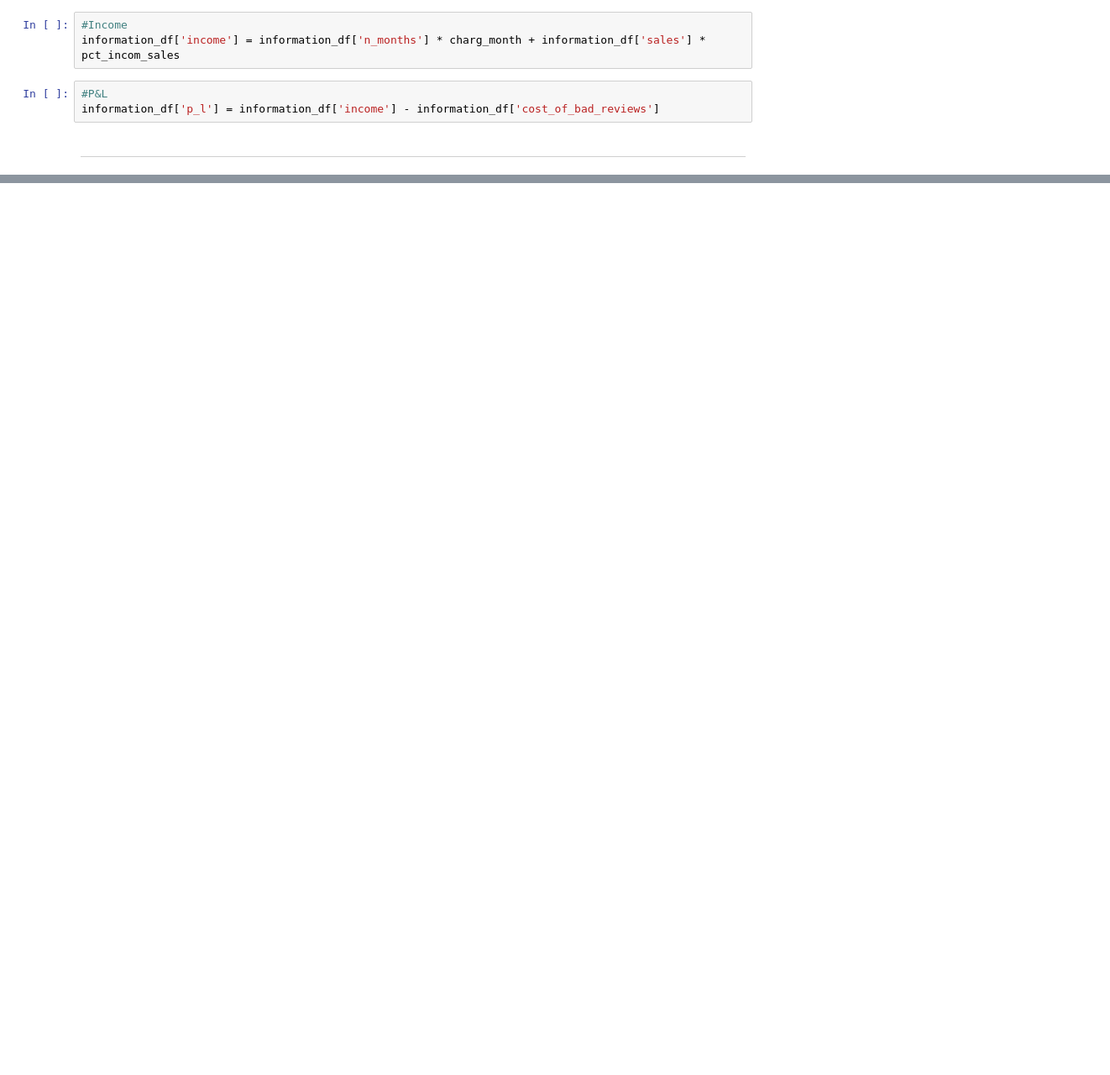
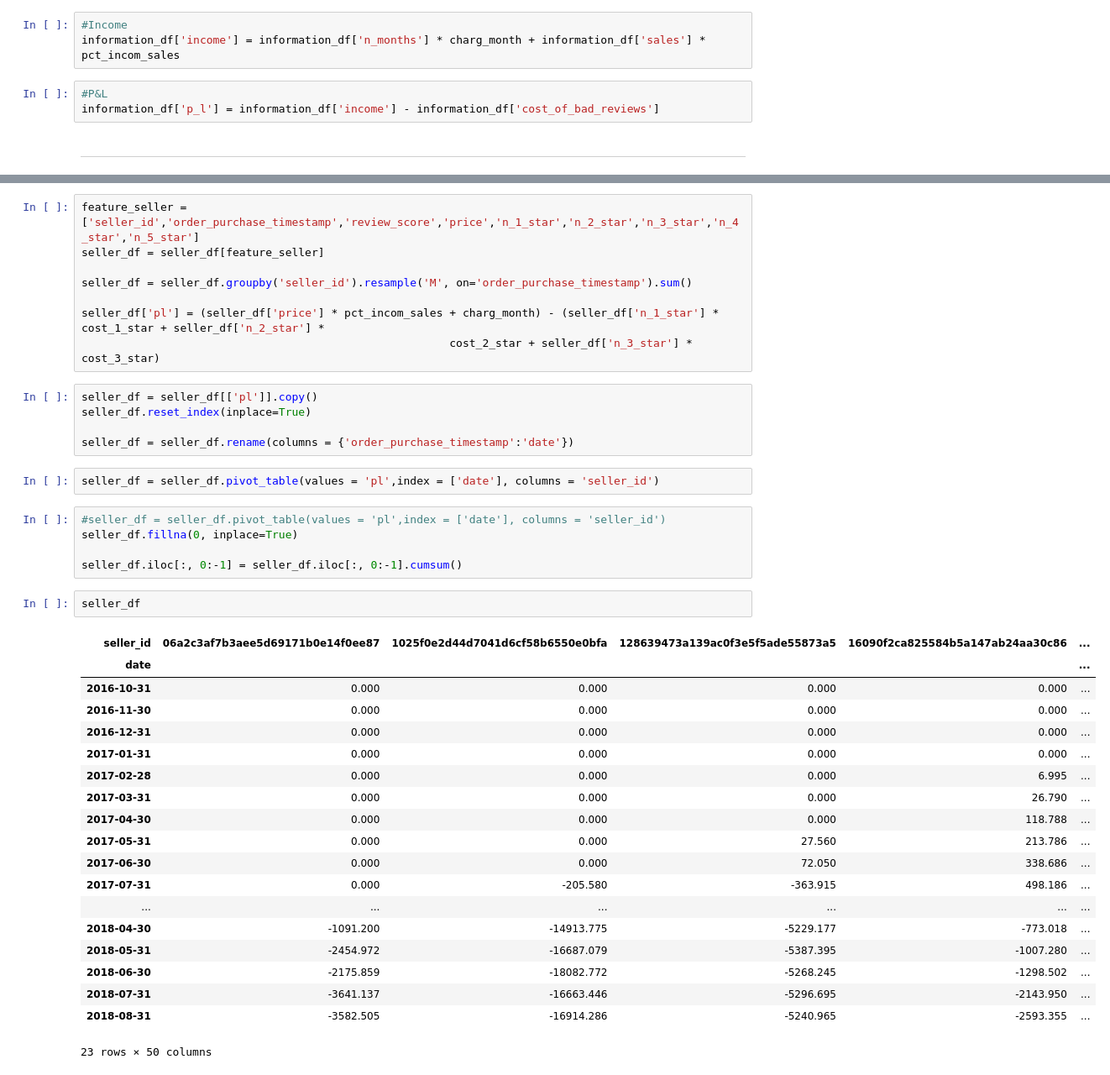
Before and after one commit to Nandosoq/nandoproject, a Jupyter notebook: 04-Decision-Science/04-Logistic-Regression/02-CEO-request/ceo_request.ipynb, the cells around one changed output, grey strips where cells are left out. Shown at 84% size. Drawn from its saved outputs; the diff is of its cells as text; blank space fills up the shorter version.

```diff
--- a/04-Decision-Science/04-Logistic-Regression/02-CEO-request/ceo_request.ipynb
+++ b/04-Decision-Science/04-Logistic-Regression/02-CEO-request/ceo_request.ipynb
@@ -248,0 +313,42 @@ sellers = seller.get_training_data()
+# %%
+feature_seller = ['seller_id','order_purchase_timestamp','review_score','price','n_1_star','n_2_star','n_3_star','n_4_star','n_5_star']
+seller_df = seller_df[feature_seller]
+
+seller_df = seller_df.groupby('seller_id').resample('M', on='order_purchase_timestamp').sum()
+
+seller_df['pl'] = (seller_df['price'] * pct_incom_sales + charg_month) - (seller_df['n_1_star'] * cost_1_star + seller_df['n_2_star'] *
+                                                        cost_2_star + seller_df['n_3_star'] * cost_3_star)
+# %%
+seller_df = seller_df[['pl']].copy()
+seller_df.reset_index(inplace=True)
+
+seller_df = seller_df.rename(columns = {'order_purchase_timestamp':'date'})
+# %%
+seller_df = seller_df.pivot_table(values = 'pl',index = ['date'], columns = 'seller_id')
+# %%
+#seller_df = seller_df.pivot_table(values = 'pl',index = ['date'], columns = 'seller_id')
+seller_df.fillna(0, inplace=True)
+
+seller_df.iloc[:, 0:-1] = seller_df.iloc[:, 0:-1].cumsum()
+# %%
+seller_df
+# %% [output]
+| seller_id | 06a2c3af7b3aee5d69171b0e14f0ee87 | 1025f0e2d44d7041d6cf58b6550e0bfa | 128639473a139ac0f3e5f5ade55873a5 | 16090f2ca825584b5a147ab24aa30c86 | ... |
+| date |  |  |  |  | ... |
+| 2016-10-31 | 0.000 | 0.000 | 0.000 | 0.000 | ... |
+| 2016-11-30 | 0.000 | 0.000 | 0.000 | 0.000 | ... |
+| 2016-12-31 | 0.000 | 0.000 | 0.000 | 0.000 | ... |
+| 2017-01-31 | 0.000 | 0.000 | 0.000 | 0.000 | ... |
+| 2017-02-28 | 0.000 | 0.000 | 0.000 | 6.995 | ... |
+| 2017-03-31 | 0.000 | 0.000 | 0.000 | 26.790 | ... |
+| 2017-04-30 | 0.000 | 0.000 | 0.000 | 118.788 | ... |
+| 2017-05-31 | 0.000 | 0.000 | 27.560 | 213.786 | ... |
+| 2017-06-30 | 0.000 | 0.000 | 72.050 | 338.686 | ... |
+| 2017-07-31 | 0.000 | -205.580 | -363.915 | 498.186 | ... |
+| ... | ... | ... | ... | ... | ... |
+| 2018-04-30 | -1091.200 | -14913.775 | -5229.177 | -773.018 | ... |
+| 2018-05-31 | -2454.972 | -16687.079 | -5387.395 | -1007.280 | ... |
+| 2018-06-30 | -2175.859 | -18082.772 | -5268.245 | -1298.502 | ... |
+| 2018-07-31 | -3641.137 | -16663.446 | -5296.695 | -2143.950 | ... |
+| 2018-08-31 | -3582.505 | -16914.286 | -5240.965 | -2593.355 | ... |
+23 rows × 50 columns
```
Also changed, not shown: parts of 39 cells of this notebook, 4 other files.
